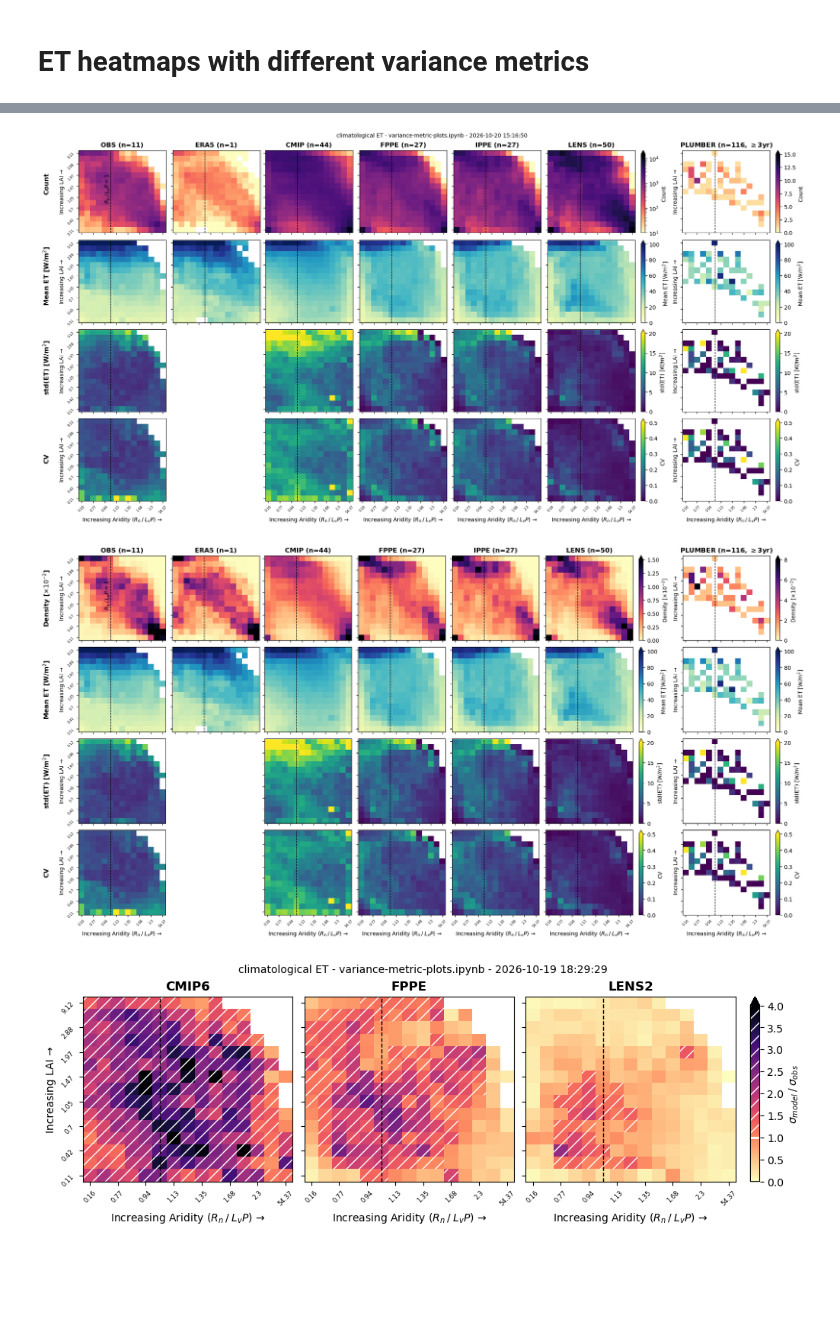
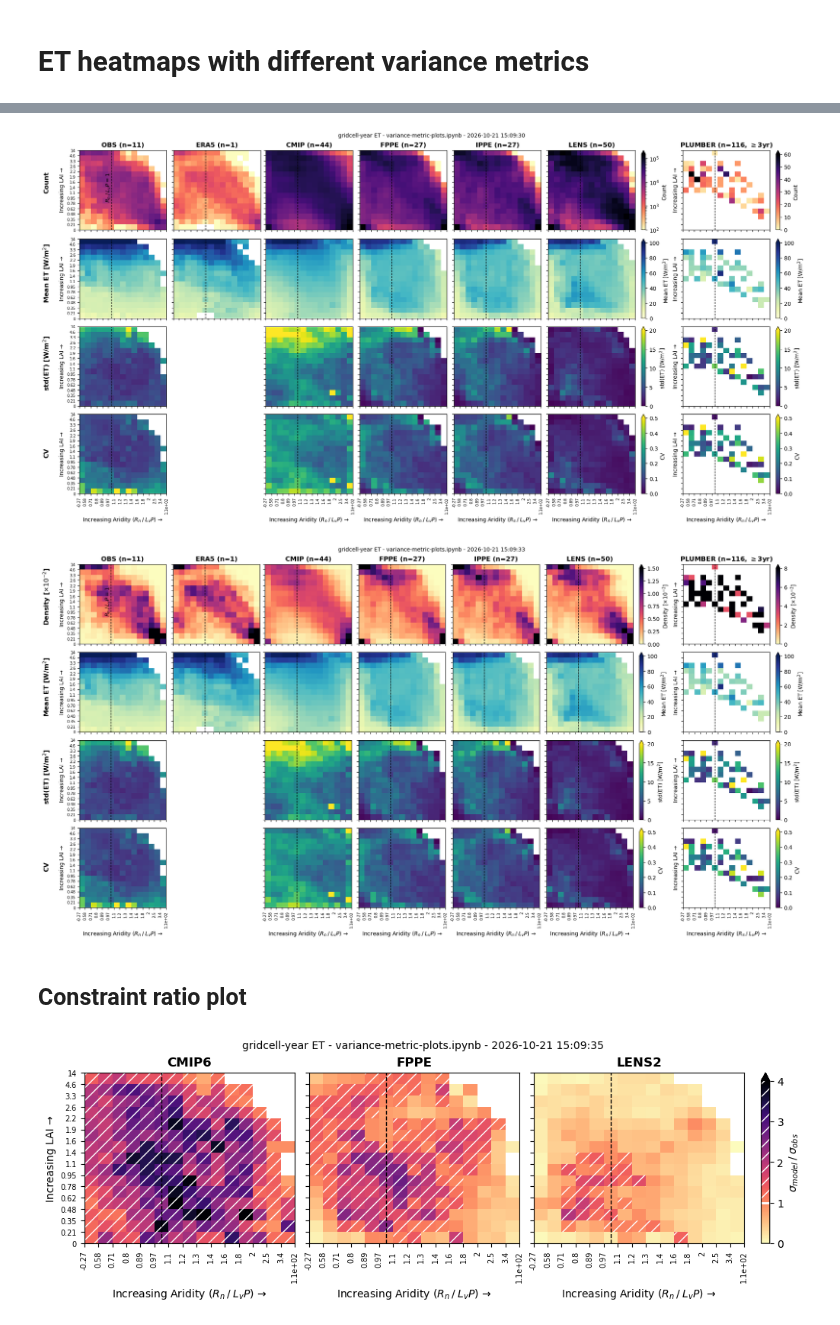
Before and after one commit to bbuchovecky/et_unc, a Jupyter notebook: notebooks/variance-metric-plots.ipynb, the cells around one changed output, grey strips where cells are left out. Saved outputs shown, nothing was run; the diff lists cells and outputs as text; code cells hidden in the pictures; blank space fills up the shorter version.

Commit message:
Updated figures

```diff
--- a/notebooks/variance-metric-plots.ipynb
+++ b/notebooks/variance-metric-plots.ipynb
@@ -20,8 +23,10 @@ def finish(fig, fout, to_save=True):
 # %%
 FAMILIES = list(cfg.FAMILIES) + ["plumber"]
-ET_CLIM = True
-TAG = "qbin_pooled_all.1deg.199501-201412"
+ET_CLIM = False
+N_BIN = 15
+TAG = f"qbin_pooled_all.lai{N_BIN}_ai{N_BIN}.1deg.199501-201412"
 
+la_mem = {}
 pool_all = {}
 n_mem = {}
 rho_mem = {}
@@ -30,6 +35,9 @@ mu_mem = {}
 cv_mem = {}
 
 for fam in FAMILIES:
+    if fam != "plumber":
+        la_mem[fam] = xr.open_dataset(cfg.PROC_ROOT / fam / "qbin" / f"{fam}.land_area.{TAG}.nc")
+
     pool_all[fam] = xr.open_dataset(cfg.PROC_ROOT / fam / "qbin" / f"{fam}.et{'_clim' if ET_CLIM else ''}.{TAG}.nc")
 
     if fam == "plumber":
@@ -158,10 +168,7 @@ for i, (label, d) in enumerate(zip(
 ## FORMATTING + LABELS
 for i, label in enumerate(row_labels):
     for j, fam in enumerate(FAMILIES):
-        axes[i, j].set_xticks(np.arange(0, 15, 2))
-        axes[i, j].set_yticks(np.arange(0, 15, 2))
-        axes[i, j].set_xticklabels(np.round(pool_all[fam].x_bin_center.values, 2)[::2], fontsize=6, rotation=45)
-        axes[i, j].set_yticklabels(np.round(pool_all[fam].y_bin_center.values, 2)[::2], fontsize=6, rotation=45)
+        set_edge_ticks(axes[i, j], pool_all[fam], "{:.2g}")
 
         budyko_one = pool_all[fam].x_bin.sel(x_bin_center=1, method="nearest")
         axes[i, j].axvline(budyko_one, ls="--", c="k", lw=1)
@@ -189,10 +196,11 @@ for i, label in enumerate(row_labels):
 axes[2, 1].remove()
 axes[3, 1].remove()
 
+
 fout = cfg.FIG_ROOT / "all" / f"all.et{'_clim' if ET_CLIM else ''}.{TAG}.summary.png"
 finish(fig, fout)
 # %% [output]
-[figure, old version]
+[figure, new version]
 # %%
 fig, axes = plt.subplots(4, len(FAMILIES), sharex=True, sharey=True, figsize=(19, 10), layout="constrained")
 axs = axes.ravel()
@@ -296,10 +304,7 @@ for i, (label, d) in enumerate(zip(
 ## FORMATTING + LABELS
 for i, label in enumerate(row_labels):
     for j, fam in enumerate(FAMILIES):
-        axes[i, j].set_xticks(np.arange(0, 15, 2))
-        axes[i, j].set_yticks(np.arange(0, 15, 2))
-        axes[i, j].set_xticklabels(np.round(pool_all[fam].x_bin_center.values, 2)[::2], fontsize=6, rotation=45)
-        axes[i, j].set_yticklabels(np.round(pool_all[fam].y_bin_center.values, 2)[::2], fontsize=6, rotation=45)
+        set_edge_ticks(axes[i, j], pool_all[fam], "{:.2g}")
 
         budyko_one = pool_all[fam].x_bin.sel(x_bin_center=1, method="nearest")
         axes[i, j].axvline(budyko_one, ls="--", c="k", lw=1)
@@ -327,10 +332,12 @@ for i, label in enumerate(row_labels):
 axes[2, 1].remove()
 axes[3, 1].remove()
 
-# fout = cfg.FIG_ROOT / "all" / f"all.et{'_clim' if ET_CLIM else ''}.{TAG}.summary.png"
-# finish(fig, fout)
+fout = cfg.FIG_ROOT / "all" / f"all.et{'_clim' if ET_CLIM else ''}.{TAG}.density_summary.png"
+finish(fig, fout)
 # %% [output]
-[figure, old version]
+[figure, new version]
+# %% [markdown]
+## Constraint ratio plot
 # %%
 vmin = 0
 vmax = 4
@@ -341,35 +348,32 @@ fig, axs = plt.subplots(1, 3, figsize=(10, 3.5), sharex=True, sharey=True, layou
 r_cmip_obs.plot(ax=axs[0], cmap=cmap, vmin=vmin, vmax=vmax, add_colorbar=False, add_labels=False)
 r_fppe_obs.plot(ax=axs[1], cmap=cmap, vmin=vmin, vmax=vmax, add_colorbar=False, add_labels=False)
 mp = r_lens_obs.plot(ax=axs[2], cmap=cmap, vmin=vmin, vmax=vmax, add_colorbar=False, add_labels=False)
 
 for ax, da, label in zip(axs, [r_cmip_obs, r_fppe_obs, r_lens_obs], ["CMIP6", "FPPE", "LENS2"]):
     mappable = da.plot(ax=ax, cmap=cmap, vmin=vmin, vmax=vmax, add_colorbar=False, add_labels=False)
     ax.pcolor(
         da.x_bin,
         da.y_bin,
         da.where(da > r_obs_thresh),
         facecolor="none", edgecolor="white", hatch="//", linewidth=0,
     )
     ax.axvline(da.x_bin.sel(x_bin_center=1, method="nearest"), ls="--", c="k", lw=1)
-    ax.set_xticks(np.arange(0, 15, 2))
-    ax.set_yticks(np.arange(0, 15, 2))
-    ax.set_xticklabels(np.round(da.x_bin_center.values, 2)[::2], fontsize=6, rotation=45)
-    ax.set_yticklabels(np.round(da.y_bin_center.values, 2)[::2], fontsize=6, rotation=45)
+    set_edge_ticks(ax, da, "{:.2g}")
     ax.set_xlabel("Increasing Aridity ($R_n \\: / \\: L_v P$) →")
     ax.set_title(label, fontsize=12, fontweight="bold")
 
 axs[0].set_ylabel("Increasing LAI →")
 
 cb = fig.colorbar(mappable, ax=axs, label="$\\sigma_{model} \\: / \\: \\sigma_{obs}$", pad=0.02, extend="max")
 cb.ax.axhline(r_obs_thresh, lw=2, c="white")
 cb.ax.axhspan(
     r_obs_thresh,
     vmax,
     facecolor="none", edgecolor="white",
     hatch="//", linewidth=0,
 )
 
 fout = cfg.FIG_ROOT / "all" / f"all.et{'_clim' if ET_CLIM else ''}.{TAG}.constrain_ratio.png"
 finish(fig, fout)
 # %% [output]
-[figure, old version]
+[figure, new version]
```
Also changed, not shown: parts of 20 cells of this notebook.
